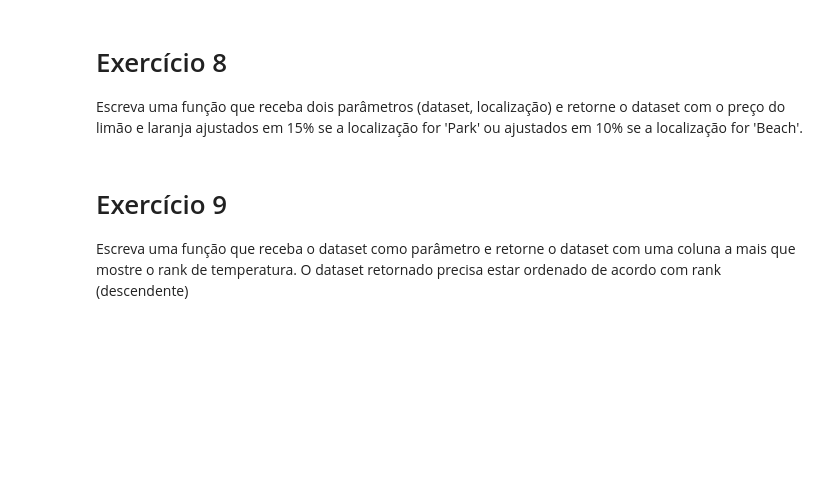
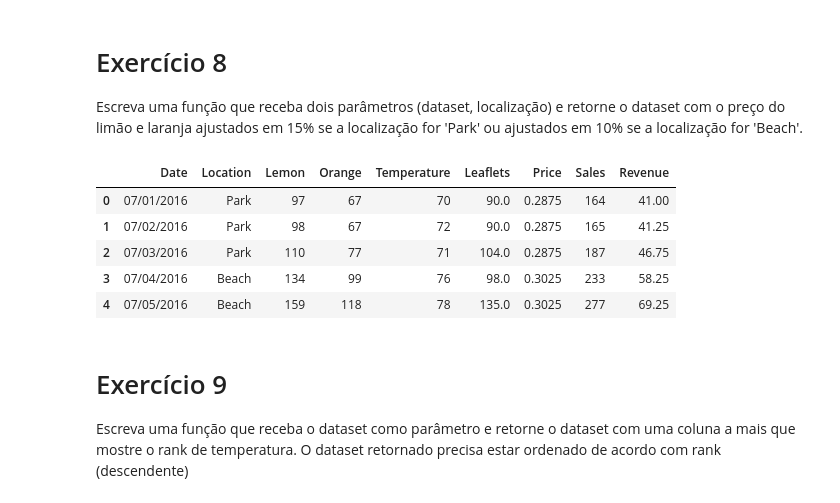
Before and after one commit to fiapteamrocket/python-para-ia, a Jupyter notebook: TrabalhoFinal.ipynb, the cells around one changed output. Drawn from its saved outputs; the diff is of its cells as text; code cells hidden in the pictures; blank space fills up the shorter version.

```diff
--- a/TrabalhoFinal.ipynb
+++ b/TrabalhoFinal.ipynb
@@ -209,12 +209,33 @@ localização) e retorne o dataset com o preço do limão e laranja
 ajustados em 15% se a localização for 'Park' ou ajustados em 10% se
 a localização for 'Beach'.
 # %%
-def adjust_price(price):
-    pass
+def adjust_price(row, local):
+    prices = {
+        'Park': 0.15,
+        'Beach': 0.10
+    }
+    if row['Location'] == local:
+        return row['Price'] * (1 + prices[local])
+    else:
+        return row['Price']
+
 
 # TODO Verificar se eh parametro ou a propria coluna
 def apply_price(dataset, local):
-    lemonades['Price'] = lemonades.apply(lambda x: x['Sales'] * x['Price'], axis=1)
+    dataset['Price'] = dataset.apply(lambda x: adjust_price(x, local), axis=1)
+    return dataset
+
+
+lemonades = apply_price(lemonades, 'Beach')
+lemonades = apply_price(lemonades, 'Park')
+lemonades.head()
+# %% [output]
+|  | Date | Location | Lemon | Orange | Temperature | Leaflets | Price | Sales | Revenue |
+| 0 | 07/01/2016 | Park | 97 | 67 | 70 | 90.0 | 0.2875 | 164 | 41.00 |
+| 1 | 07/02/2016 | Park | 98 | 67 | 72 | 90.0 | 0.2875 | 165 | 41.25 |
+| 2 | 07/03/2016 | Park | 110 | 77 | 71 | 104.0 | 0.2875 | 187 | 46.75 |
+| 3 | 07/04/2016 | Beach | 134 | 99 | 76 | 98.0 | 0.3025 | 233 | 58.25 |
+| 4 | 07/05/2016 | Beach | 159 | 118 | 78 | 135.0 | 0.3025 | 277 | 69.25 |
 # %% [markdown]
 # Exercício 9
 
```
Also changed, not shown: parts of 4 cells of this notebook.
